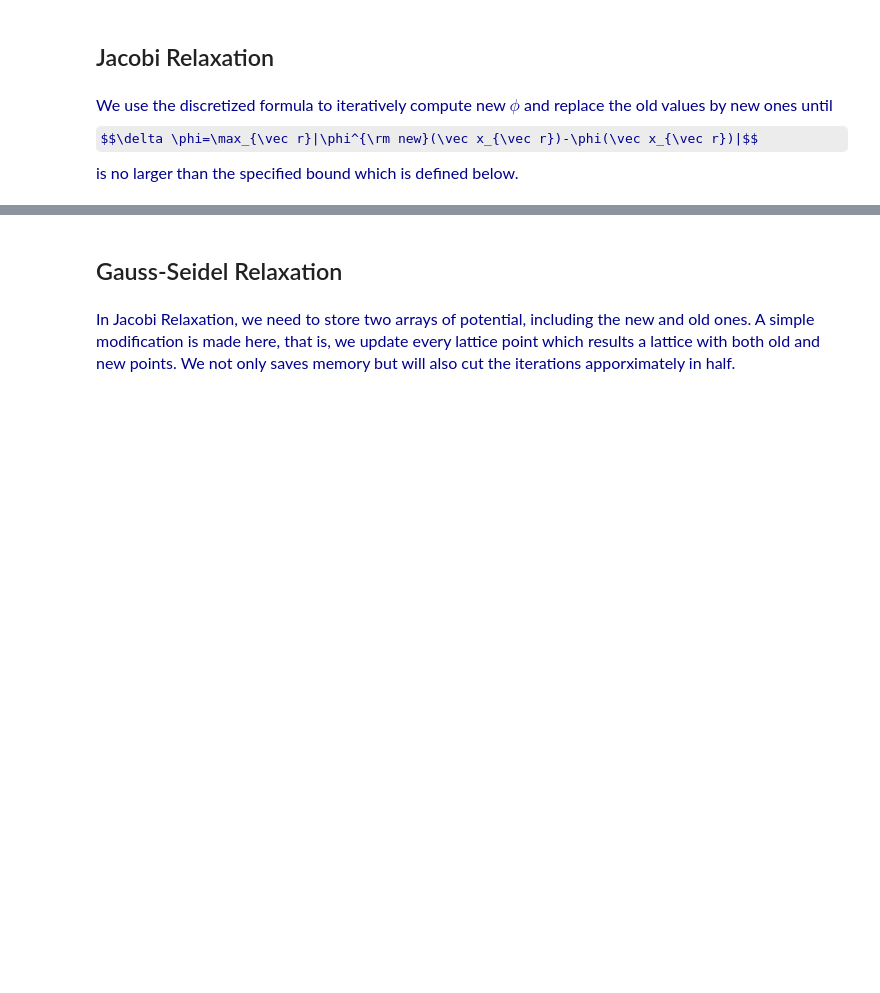
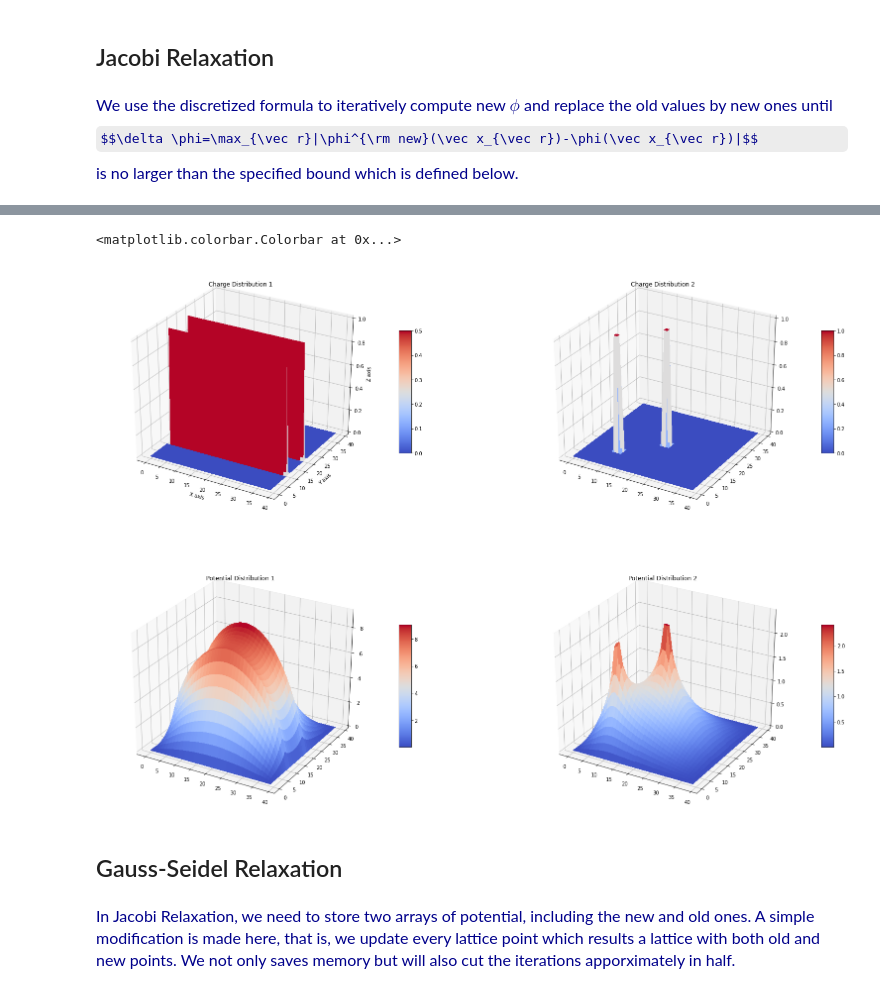
Before and after one commit to hylu666/hku-physics4150, a Jupyter notebook: Solving_Differential_Equations/Partial_Differential_Equations_1_Relaxation.ipynb, the cells around one changed output, grey strips where cells are left out. Drawn from its saved outputs; the diff is of its cells as text; code cells hidden in the pictures; some formulas as TeX source; blank space fills up the shorter version.

```diff
--- a/Solving_Differential_Equations/Partial_Differential_Equations_1_Relaxation.ipynb
+++ b/Solving_Differential_Equations/Partial_Differential_Equations_1_Relaxation.ipynb
@@ -93,3 +107,43 @@ fig_jr.colorbar(surf3_jr, shrink=0.5, aspect=10)
+# %%
+
+fig=plt.figure(figsize=(28,20))
+ax1 = fig.add_subplot(2, 2, 1, projection='3d')
+
+X1 = np.arange(0,N)
+Y1 = np.arange(0,N)
+X1, Y1 = np.meshgrid(X1, Y1)
+Z1 = charge_1[0:N,0:N]
+surf1 = ax1.plot_surface(X1, Y1, Z1, rstride=1, cstride=1, cmap=cm.coolwarm,
+                       linewidth=0, antialiased=False)
+ax1.set_title('Charge Distribution 1')
+ax1.set_xlabel('X axis')
+ax1.set_ylabel('Y axis')
+ax1.set_zlabel('Z axis')
+
+fig.colorbar(surf1, shrink=0.5, aspect=10)
+ax2 = fig.add_subplot(2, 2, 2, projection='3d')
+Z2 = charge_2[0:N,0:N]
+surf2 = ax2.plot_surface(X1, Y1, Z2, rstride=1, cstride=1, cmap=cm.coolwarm,
+                       linewidth=0, antialiased=False)
+ax2.set_title('Charge Distribution 2')
+fig.colorbar(surf2, shrink=0.5, aspect=10)
+
+ax3 = fig.add_subplot(2, 2, 3, projection='3d')
+Z3 = potential_jr_1[0:N,0:N]
+surf3 = ax3.plot_surface(X1, Y1, Z3, rstride=1, cstride=1, cmap=cm.coolwarm,
+                       linewidth=0, antialiased=False)
+ax3.set_title('Potential Distribution 1')
+fig.colorbar(surf3, shrink=0.5, aspect=10)
+
+ax4 = fig.add_subplot(2, 2, 4, projection='3d')
+Z4 = potential_jr_2[0:N,0:N]
+surf4 = ax4.plot_surface(X1, Y1, Z4, rstride=1, cstride=1, cmap=cm.coolwarm,
+                       linewidth=0, antialiased=False)
+ax4.set_title('Potential Distribution 2')
+fig.colorbar(surf4, shrink=0.5, aspect=10)
+# %% [output]
+<matplotlib.colorbar.Colorbar at 0x...>
+[figure, added]
 # %% [markdown]
 ## Gauss-Seidel Relaxation
 # %% [markdown]
```
Also changed, not shown: parts of 21 cells of this notebook.
